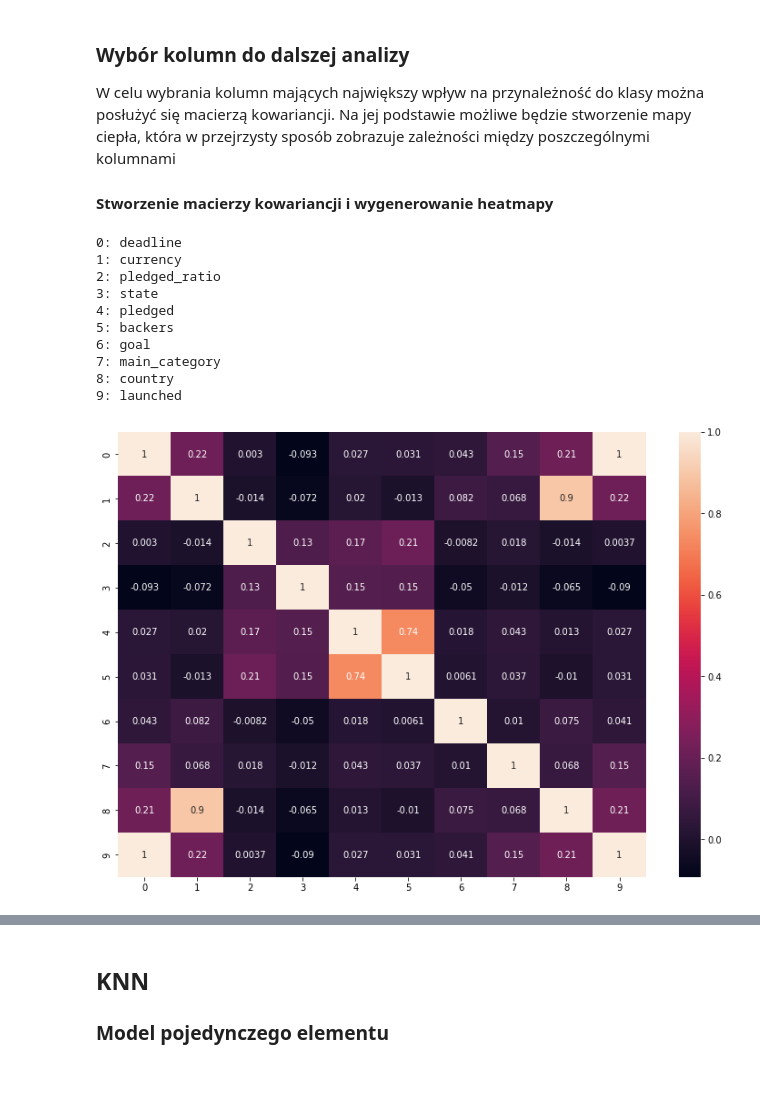
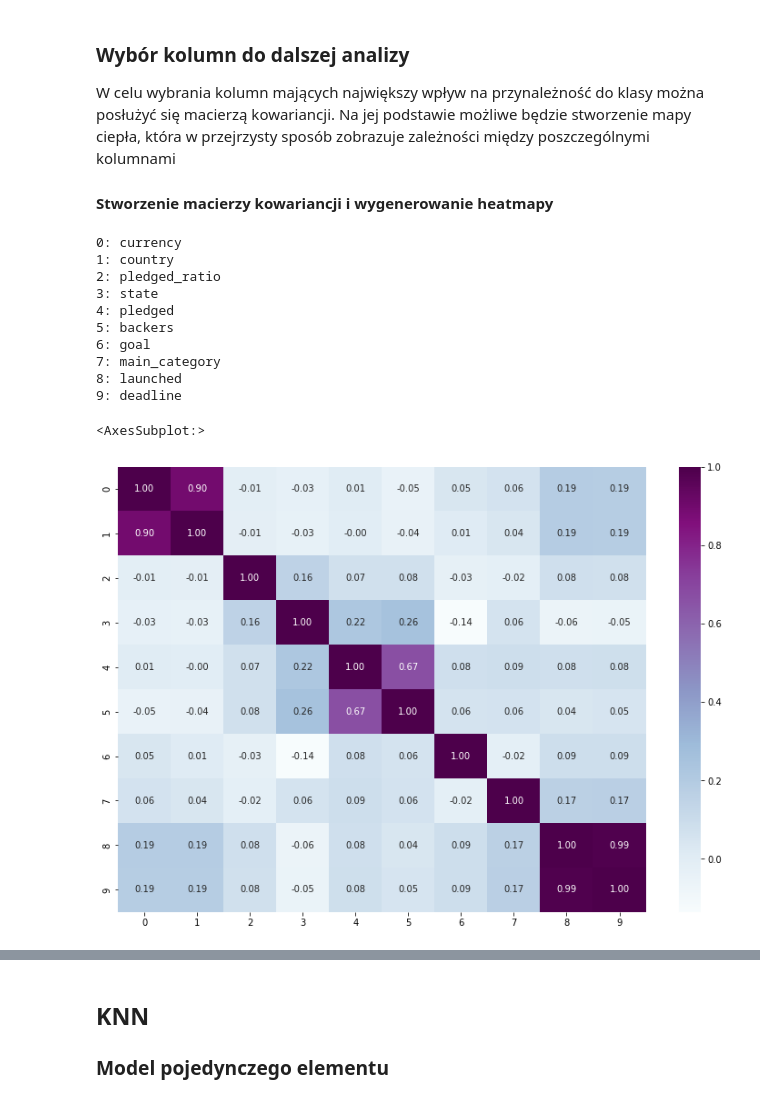
Before and after one commit to emesiarze/startup-data-analysis, a Jupyter notebook: kickstarter-analysis.ipynb, the cells around one changed output, grey strips where cells are left out. Saved outputs shown, nothing was run; the diff lists cells and outputs as text; code cells hidden in the pictures.

```diff
--- a/kickstarter-analysis.ipynb
+++ b/kickstarter-analysis.ipynb
@@ -44,7 +44,7 @@ encoding='ISO-8859-1'
 ### Wczytanie danych
 # %%
 dataset_path = './data/kickstarter-projects-filtered.csv'
-rows_number = 5000
+rows_number = 1000
 all_csv_columns = ['main_category', 'currency', 'deadline', 'goal', 'launched', 'pledged', 'state', 'backers', 'country']
 df = pd.read_csv(
     dataset_path,
@@ -77,7 +77,7 @@ def get_all_values_from_column(df, col_name):
     return values
 
 
-def create_label_number_dict(names, start_from_zero = False):
+def create_label_number_dict(names, start_from_zero = True):
     normalized = {}
     zero_margin = 1 - int(start_from_zero)
     for i in range(0, len(names)):
@@ -113,6 +113,6 @@ W przypadku dat przyjęto strategię reprezentacji ich jako **timestamp**
 # %%
 def date_to_timestamp(dt):
-    return int(datetime.strptime(dt, "%d-%m-%y %H:%M").timestamp())
+    return datetime.strptime(dt, "%d-%m-%y %H:%M").year
 
 
 def map_date_to_timestamp(df, column_names):
@@ -144,5 +144,5 @@ Na tym etapie dane
 # %%
-columns_to_normalize = ['deadline', 'goal', 'launched', 'pledged', 'state', 'backers', 'pledged_ratio']
+columns_to_normalize = ['main_category','currency', 'country', 'deadline', 'goal', 'launched', 'pledged', 'state', 'backers', 'pledged_ratio']
 df[columns_to_normalize] = df[columns_to_normalize].apply(lambda x: (x - x.min()) / (x.max() - x.min()))
 df.head()
 # %% [output]
@@ -224,27 +224,28 @@ W celu wybrania kolumn mających największy wpływ na przynależność do klasy
 # %%
 scaler = StandardScaler()
 features_scaled = scaler.fit_transform(df_train[all_columns])
 
 covariance_matrix = np.cov(features_scaled.T)
 
 columns_dict = create_label_number_dict(all_columns, True)
 for column in all_columns:
     print(f'{columns_dict[column]}: {column}')
 
 fig, ax = plt.subplots(figsize=default_figsize)         # Sample figsize in inches
-sns.heatmap(covariance_matrix, annot=True, ax=ax);
+sns.heatmap(covariance_matrix, annot=True, ax=ax, fmt='0.2f', cmap='BuPu')
 # %% [output]
-0: deadline
-1: currency
+0: currency
+1: country
 2: pledged_ratio
 3: state
 4: pledged
 5: backers
 6: goal
 7: main_category
-8: country
-9: launched
+8: launched
+9: deadline
+<AxesSubplot:>
-[figure, old version]
+[figure, new version]
 # %% [markdown]
 Kolumną decyzyjną jest kolumna numer 3 - jest to kolumna mówiąca o tym, czy projekt zakończył się porażką (1) czy sukcesem (2). Z mapy ciepła wynika korelacja następujących 3 kolumn z kolumną decyzyjną:
 
```
Also changed, not shown: parts of 25 cells of this notebook, 1 other file.
